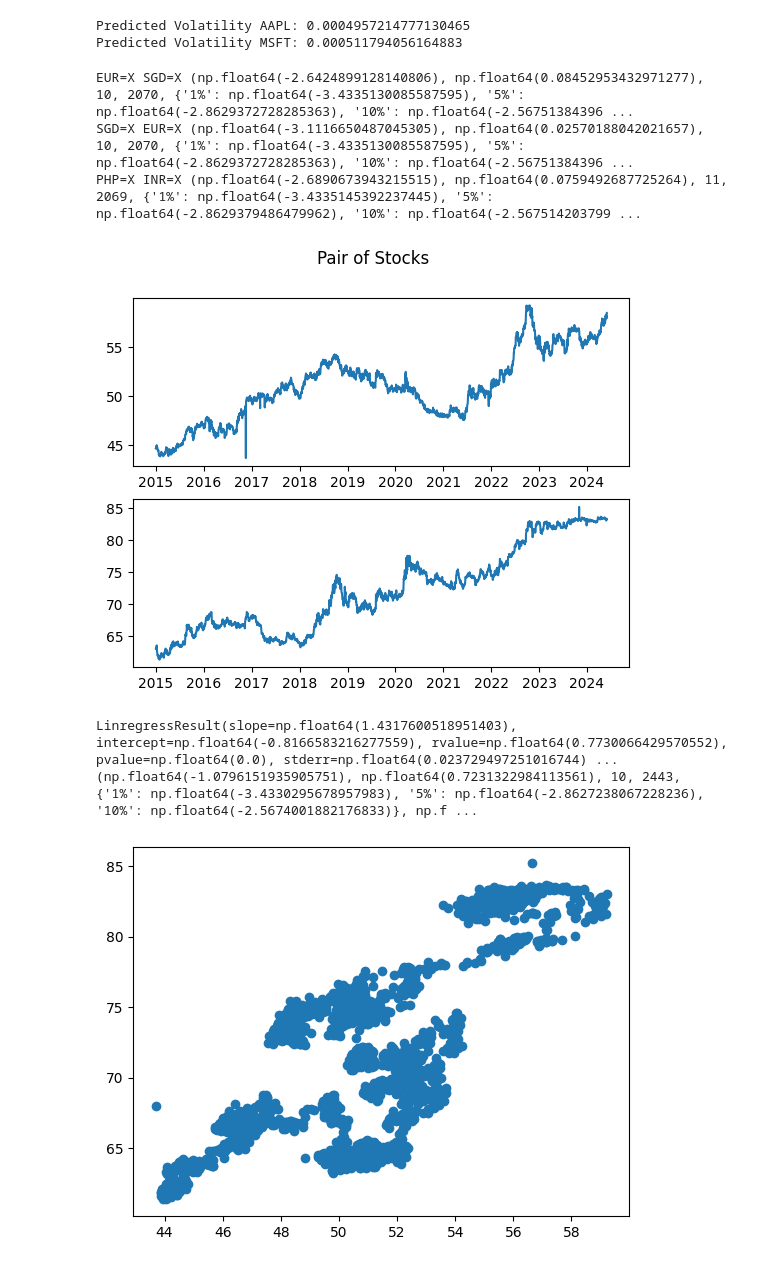
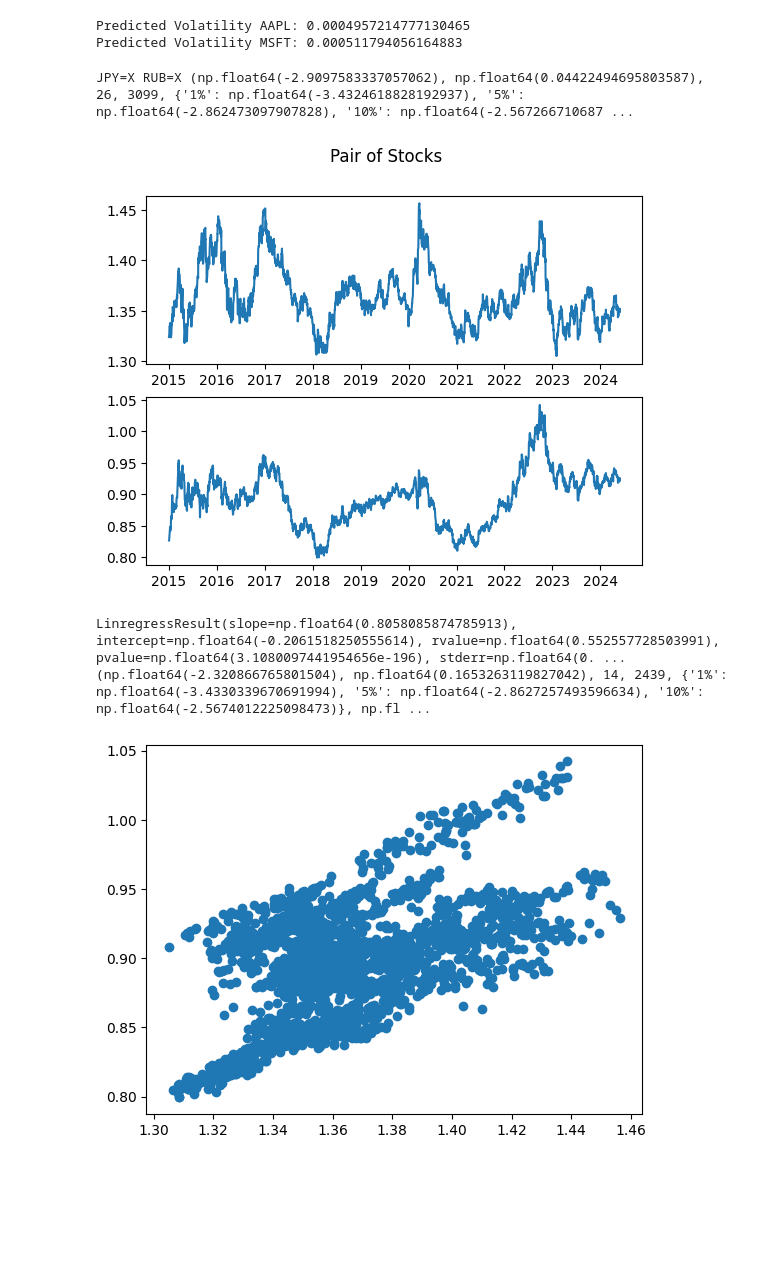
Before and after one commit to BienBienBuen/Quant-project, a Jupyter notebook: notes.ipynb, the cells around one changed output. Saved outputs shown, nothing was run; the diff lists cells and outputs as text; code cells hidden in the pictures; blank space fills up the shorter version.

```diff
--- a/notes.ipynb
+++ b/notes.ipynb
@@ -134,7 +134,7 @@ tick_list = ['EUR=X','GBP=X', 'JPY=X', 'CNY=X', 'HKD=X', 'SGD=X', 'INR=X', 'MXN=
 
 if __name__ == '__main__':
     start_date = datetime.datetime(2012,1,1)
-    end_date = datetime.datetime(2019,12,31)
+    end_date = datetime.datetime(2023,12,31)
 
     for i in tick_list:
         for j in tick_list:
@@ -158,9 +158,7 @@ if __name__ == '__main__':
         #if adf[1] < 0.01: #Testing for which pairs are critical in 1% significance level
             #print(i, adf)
 # %% [output]
-EUR=X SGD=X (np.float64(-2.6424899128140806), np.float64(0.08452953432971277), 10, 2070, {'1%': np.float64(-3.4335130085587595), '5%': np.float64(-2.8629372728285363), '10%': np.float64(-2.56751384396 ...
-SGD=X EUR=X (np.float64(-3.1116650487045305), np.float64(0.02570188042021657), 10, 2070, {'1%': np.float64(-3.4335130085587595), '5%': np.float64(-2.8629372728285363), '10%': np.float64(-2.56751384396 ...
-PHP=X INR=X (np.float64(-2.6890673943215515), np.float64(0.0759492687725264), 11, 2069, {'1%': np.float64(-3.4335145392237445), '5%': np.float64(-2.8629379486479962), '10%': np.float64(-2.567514203799 ...
+JPY=X RUB=X (np.float64(-2.9097583337057062), np.float64(0.04422494695803587), 26, 3099, {'1%': np.float64(-3.4324618828192937), '5%': np.float64(-2.862473097907828), '10%': np.float64(-2.567266710687 ...
 # %%
 import matplotlib.pyplot as plt
 import numpy as np
@@ -170,39 +168,39 @@ import pandas as pd
 import statsmodels.tsa.stattools as ts
 from scipy.stats import linregress
 
 def download_data(stock, start, end):
     stock_data = {}
     ticker = yf.download(stock, start,end, progress=False)
     stock_data['price'] = ticker['Adj Close']
     return pd.DataFrame(stock_data)
 
 def plot_pairs(data1, data2):
     fig, (ax1, ax2) = plt.subplots(2)
     fig.suptitle("Pair of Stocks")
     ax1.plot(data1)
     ax2.plot(data2)
     plt.show()
 
 if __name__ == '__main__':
     start_date = datetime.datetime(2015, 1,1)
     end_date = datetime.datetime(2024,6,1)
 
-    pair1 = download_data('PHP=X', start_date, end_date)
-    pair2 = download_data('INR=X', start_date, end_date)
+    pair1 = download_data('SGD=X', start_date, end_date)
+    pair2 = download_data('EUR=X', start_date, end_date)
 
     plot_pairs(pair1, pair2)
     plt.scatter(pair1.values, pair2.values)
 
     result = linregress(pair1.values[:,0], pair2.values[:,0])
     residuals = pair1 - result.slope * pair2
     adf = ts.adfuller(residuals)
     print(result)
     print(adf)
 # %% [output]
-[figure, old version]
+[figure, new version]
-LinregressResult(slope=np.float64(1.4317600518951403), intercept=np.float64(-0.8166583216277559), rvalue=np.float64(0.7730066429570552), pvalue=np.float64(0.0), stderr=np.float64(0.023729497251016744) ...
-(np.float64(-1.0796151935905751), np.float64(0.7231322984113561), 10, 2443, {'1%': np.float64(-3.4330295678957983), '5%': np.float64(-2.8627238067228236), '10%': np.float64(-2.5674001882176833)}, np.f ...
+LinregressResult(slope=np.float64(0.8058085874785913), intercept=np.float64(-0.2061518250555614), rvalue=np.float64(0.552557728503991), pvalue=np.float64(3.1080097441954656e-196), stderr=np.float64(0. ...
+(np.float64(-2.320866765801504), np.float64(0.1653263119827042), 14, 2439, {'1%': np.float64(-3.4330339670691994), '5%': np.float64(-2.8627257493596634), '10%': np.float64(-2.5674012225098473)}, np.fl ...
-[figure, old version]
+[figure, new version]
 # %%
 from statsmodels.tsa.vector_ar.vecm import coint_johansen
 import datetime
```
Also changed, not shown: parts of 2 cells of this notebook.
